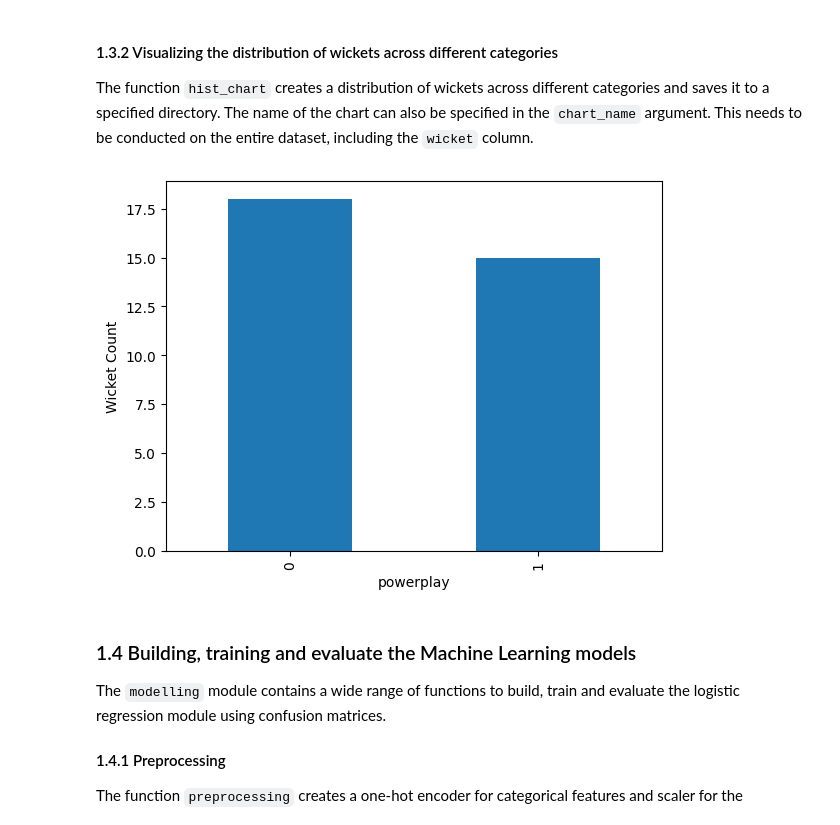
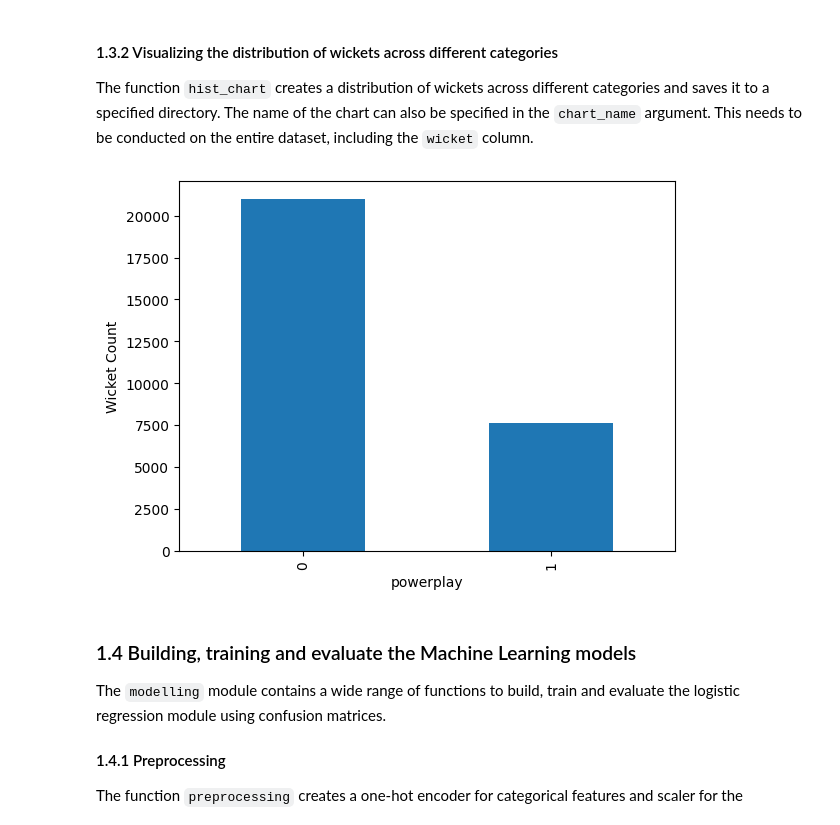
Before and after one commit to DSCI-310-2024/pycricketpred, a Jupyter notebook: docs/example.ipynb, the cells around one changed output. Saved outputs shown, nothing was run; the diff lists cells and outputs as text; code cells hidden in the pictures.

```diff
--- a/docs/example.ipynb
+++ b/docs/example.ipynb
@@ -159,3 +160,5 @@ The shape of the training data is (485, 27)
+# %%
+X_train, X_test, y_train, y_test = split_train_test('data/cricket_main.parquet')
 # %% [markdown]
 ### 1.3 Data Visualization Modules
 
@@ -179,9 +182,10 @@ innings
 
 The function `hist_chart` creates a distribution of wickets across different categories and saves it to a specified directory. The name of the chart can also be specified in the `chart_name` argument. This needs to be conducted on the entire dataset, including the `wicket` column.
 # %%
+train_df = pd.concat([X_train, y_train], axis = 1)
 hist_chart(train_df, 'powerplay', 'chart1.png', save_path='images/')
 # %% [output]
-[figure, old version]
+[figure, new version]
 # %% [markdown]
 ### 1.4 Building, training and evaluate the Machine Learning models
 
```
Also changed, not shown: parts of 12 cells of this notebook, 7 other files.
